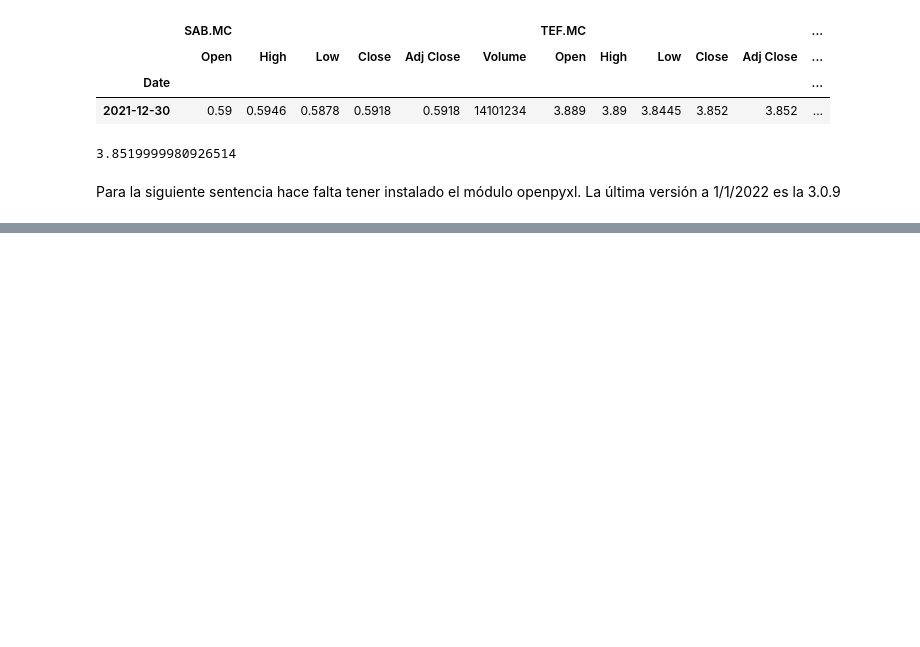
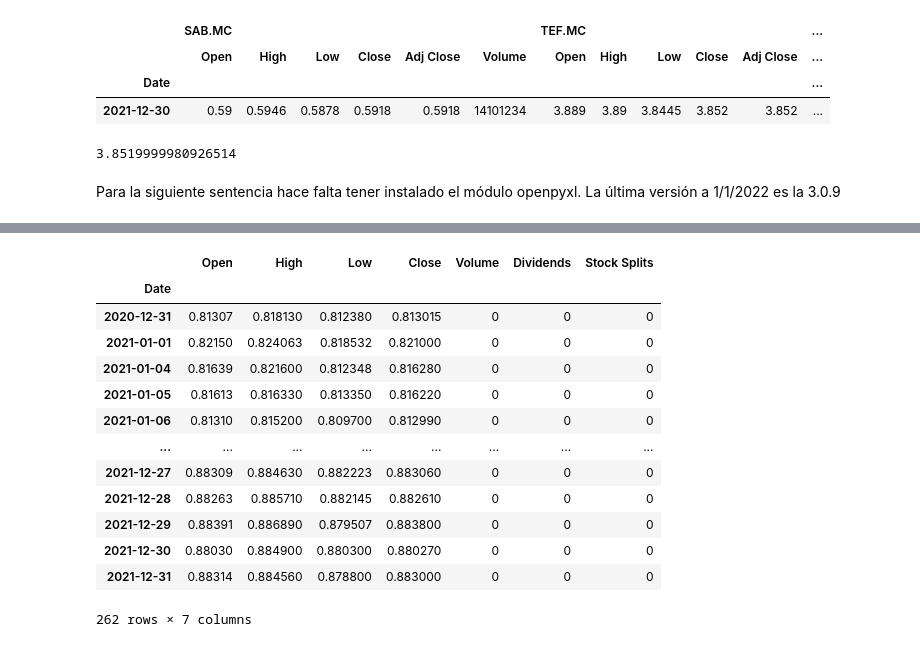
Before and after one commit to manuellopper/portfolioManagement, a Jupyter notebook: yfinance.ipynb, the cells around one changed output, grey strips where cells are left out. Cells and saved outputs as stored; diff of their text form; code cells hidden in the pictures; blank space fills up the shorter version.

```diff
--- a/yfinance.ipynb
+++ b/yfinance.ipynb
@@ -589,0 +640,17 @@ Para la siguiente sentencia hace falta tener instalado el módulo openpyxl. La
+# %%
+usdeur.history(period="1y")
+# %% [output]
+|  | Open | High | Low | Close | Volume | Dividends | Stock Splits |
+| Date |  |  |  |  |  |  |  |
+| 2020-12-31 | 0.81307 | 0.818130 | 0.812380 | 0.813015 | 0 | 0 | 0 |
+| 2021-01-01 | 0.82150 | 0.824063 | 0.818532 | 0.821000 | 0 | 0 | 0 |
+| 2021-01-04 | 0.81639 | 0.821600 | 0.812348 | 0.816280 | 0 | 0 | 0 |
+| 2021-01-05 | 0.81613 | 0.816330 | 0.813350 | 0.816220 | 0 | 0 | 0 |
+| 2021-01-06 | 0.81310 | 0.815200 | 0.809700 | 0.812990 | 0 | 0 | 0 |
+| ... | ... | ... | ... | ... | ... | ... | ... |
+| 2021-12-27 | 0.88309 | 0.884630 | 0.882223 | 0.883060 | 0 | 0 | 0 |
+| 2021-12-28 | 0.88263 | 0.885710 | 0.882145 | 0.882610 | 0 | 0 | 0 |
+| 2021-12-29 | 0.88391 | 0.886890 | 0.879507 | 0.883800 | 0 | 0 | 0 |
+| 2021-12-30 | 0.88030 | 0.884900 | 0.880300 | 0.880270 | 0 | 0 | 0 |
+| 2021-12-31 | 0.88314 | 0.884560 | 0.878800 | 0.883000 | 0 | 0 | 0 |
+262 rows × 7 columns
```
Also changed, not shown: parts of 8 cells of this notebook, 3 other files.
